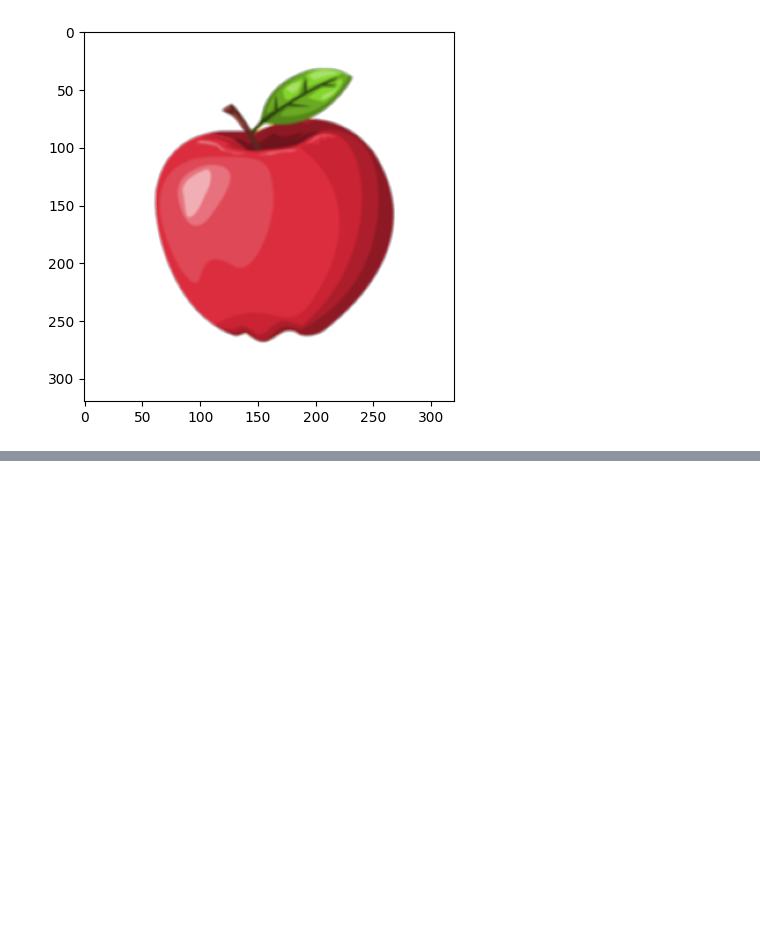
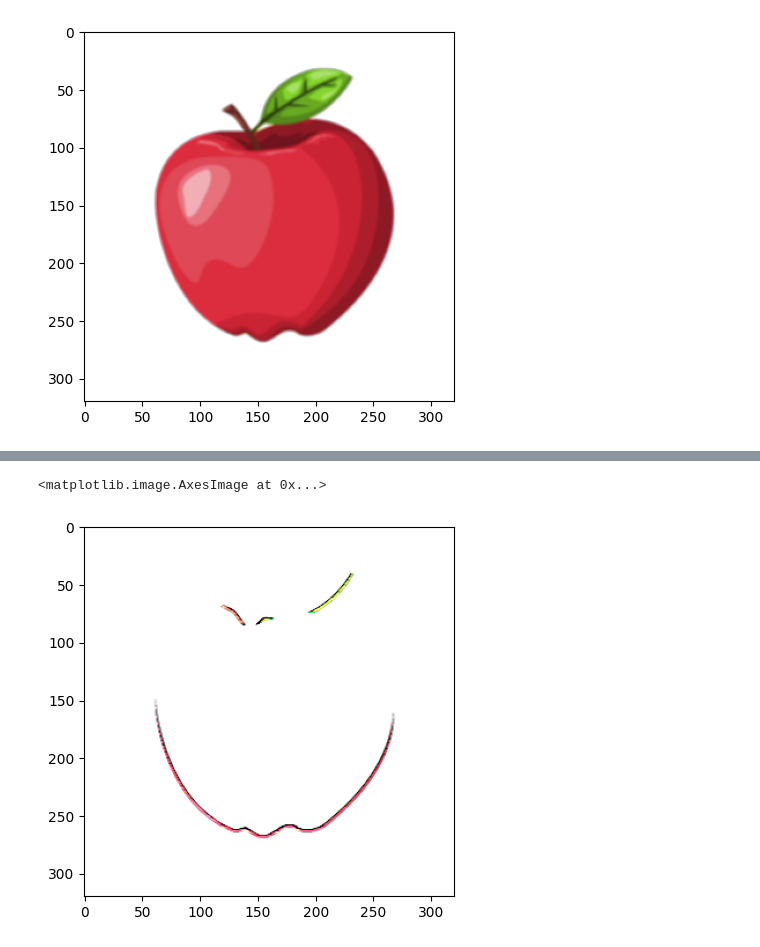
Before and after one commit to jbrun0r/PDI, a Jupyter notebook: kernels.ipynb, the cells around one changed output, grey strips where cells are left out. Drawn from its saved outputs; the diff is of its cells as text; code cells hidden in the pictures; blank space fills up the shorter version.

```diff
--- a/kernels.ipynb
+++ b/kernels.ipynb
@@ -41,0 +51,9 @@ imshow(apple.filter(blur))
+# %%
+s_h_kernel = ImageFilter.Kernel((3, 3),[-1, -2, -1,
+             0,  0,  0,
+             1,  2,  1], 1)
+# %%
+imshow(apple.filter(s_h_kernel))
+# %% [output]
+<matplotlib.image.AxesImage at 0x...>
+[figure, added]
```
Also changed, not shown: parts of 8 cells of this notebook.
